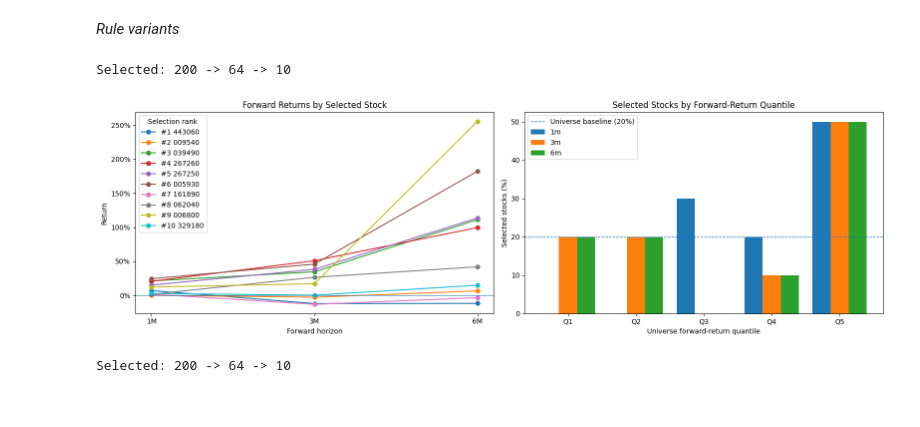
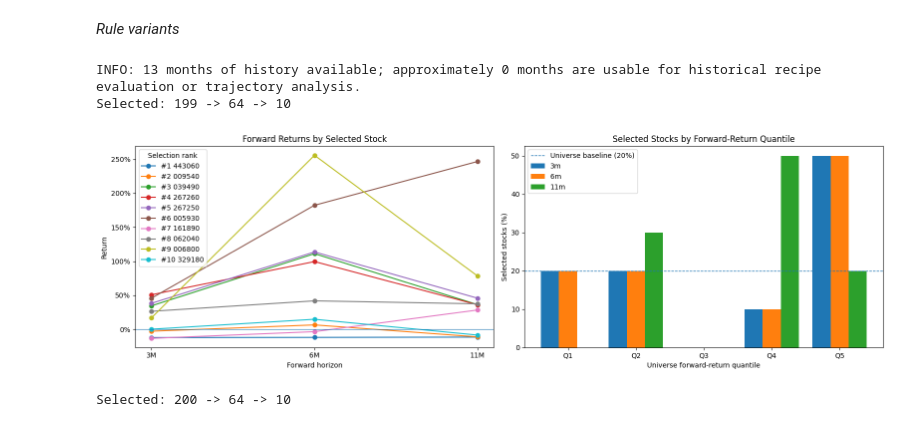
Before and after one commit to lbk209/stocksift, a Jupyter notebook: example_stock_selection_long_v4.ipynb, the cells around one changed output. Drawn from its saved outputs; the diff is of its cells as text; code cells hidden in the pictures.

```diff
--- a/example_stock_selection_long_v4.ipynb
+++ b/example_stock_selection_long_v4.ipynb
@@ -78,3 +74,9 @@ RATIO_CSV = "kospi200_ratios_260814.csv"
+# %%
+DATA_DIR = '../pf/data'
+
+dates = ['260904', '260814']
+PRICE_CSV = [f"kospi200_prices_{x}.csv" for x in dates]
+RATIO_CSV = [f"kospi200_ratios_{x}.csv" for x in dates]
 # %%
 # 1. Produce the canonical ticker-level assessment feature table.
 assessment = StockAssessment(
@@ -150,17 +155,20 @@ policies = [LongFilter(ft2), make_group(v2, f1, m1)]
 # %%
 kw = dict(
     as_of = '2025-09-01',
     policies = policies,
-    horizons = [1,3,6],
+    #horizons = [1,3,6],
+    horizons = [3,6,11],
+
 )
 
 _ = evaluate_recipe(
     assessment, **kw,
     plot='both'#plot='distribution',
 )
 # %% [output]
-Selected: 200 -> 64 -> 10
+INFO: 13 months of history available; approximately 0 months are usable for historical recipe evaluation or trajectory analysis.
+Selected: 199 -> 64 -> 10
-[figure, old version]
+[figure, new version]
 # %%
 result = evaluate_recipe(
     assessment, **kw,
```
Also changed, not shown: parts of 21 cells of this notebook.
